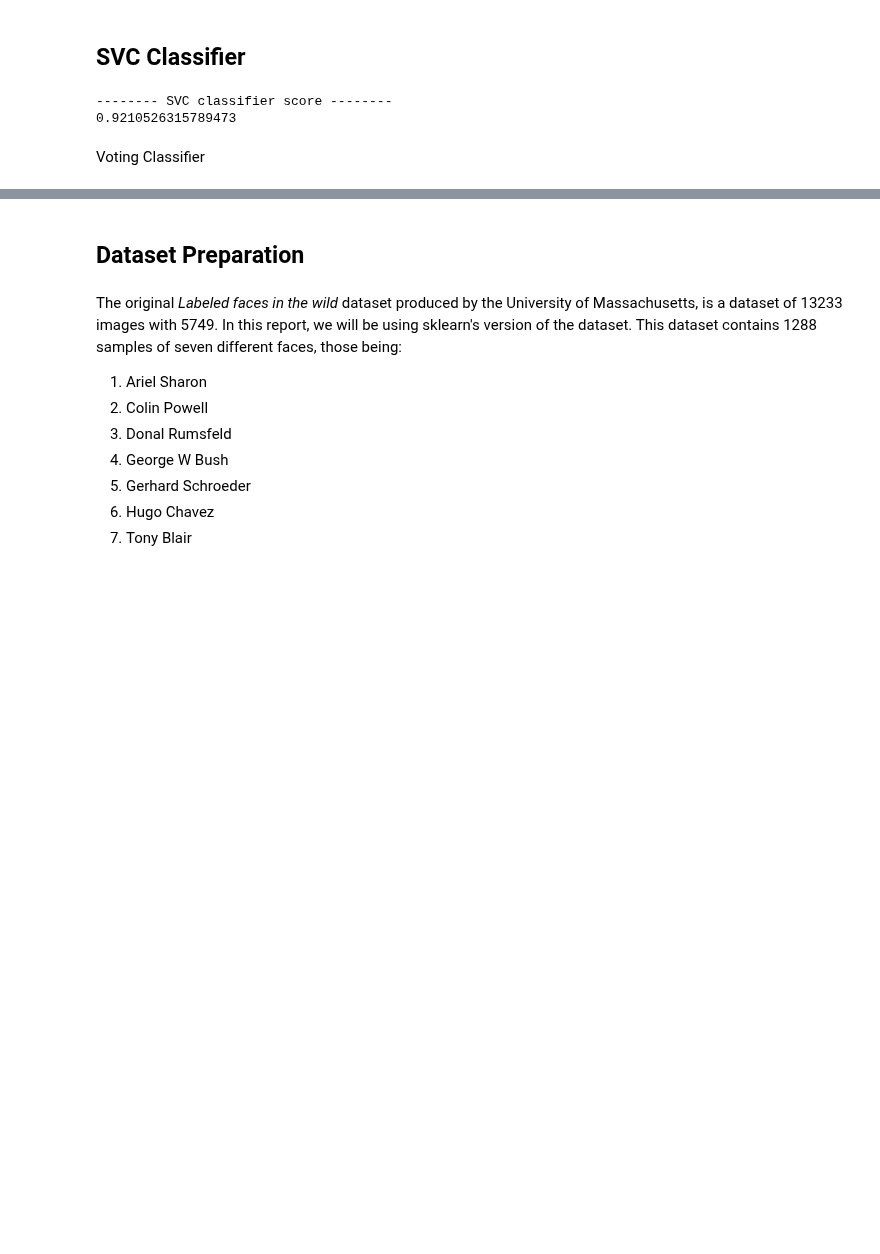
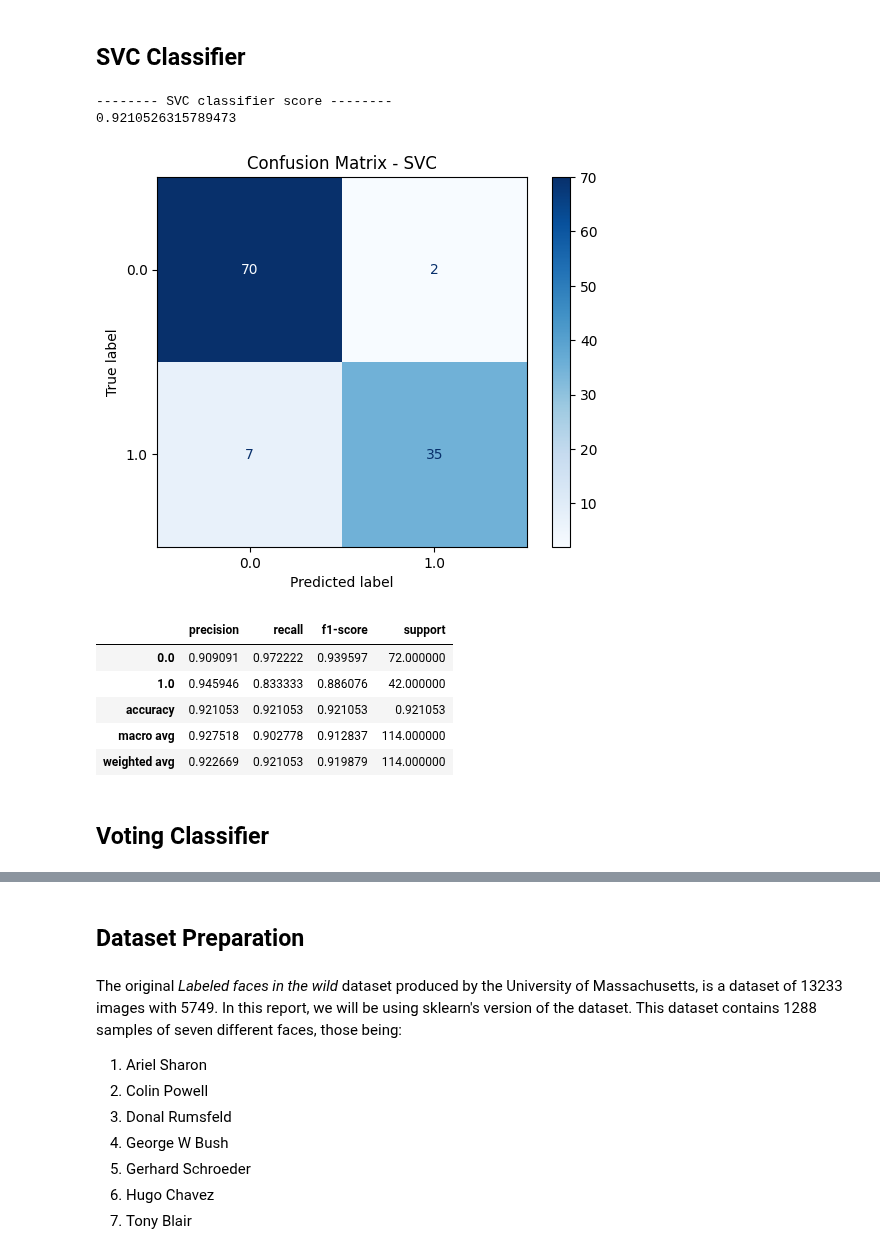
Before and after one commit to Martin-EvansUWA/ML-Project-1, a Jupyter notebook: project2/23621647_assignment2.ipynb, the cells around one changed output, grey strips where cells are left out. Saved outputs shown, nothing was run; the diff lists cells and outputs as text; code cells hidden in the pictures; blank space fills up the shorter version.

```diff
--- a/project2/23621647_assignment2.ipynb
+++ b/project2/23621647_assignment2.ipynb
@@ -124,14 +178,24 @@ print(rf_clf.score(X_test, y_test))
 # %%
 svc_clf = SVC(random_state=42, kernel='linear')
 svc_clf.fit(X_train, y_train)
 
 print("-------- SVC classifier score --------")
 print(svc_clf.score(X_test, y_test))
+
+svc_df = evaluate_model(svc_clf, X_test, y_test)
+svc_df
 # %% [output]
 -------- SVC classifier score --------
 0.9210526315789473
+[figure, added]
+|  | precision | recall | f1-score | support |
+| 0.0 | 0.909091 | 0.972222 | 0.939597 | 72.000000 |
+| 1.0 | 0.945946 | 0.833333 | 0.886076 | 42.000000 |
+| accuracy | 0.921053 | 0.921053 | 0.921053 | 0.921053 |
+| macro avg | 0.927518 | 0.902778 | 0.912837 | 114.000000 |
+| weighted avg | 0.922669 | 0.921053 | 0.919879 | 114.000000 |
 # %% [markdown]
-Voting Classifier
+## Voting Classifier
 # %%
 voting_clf = VotingClassifier(
     estimators=[
```
Also changed, not shown: parts of 32 cells of this notebook, 1 other file.
